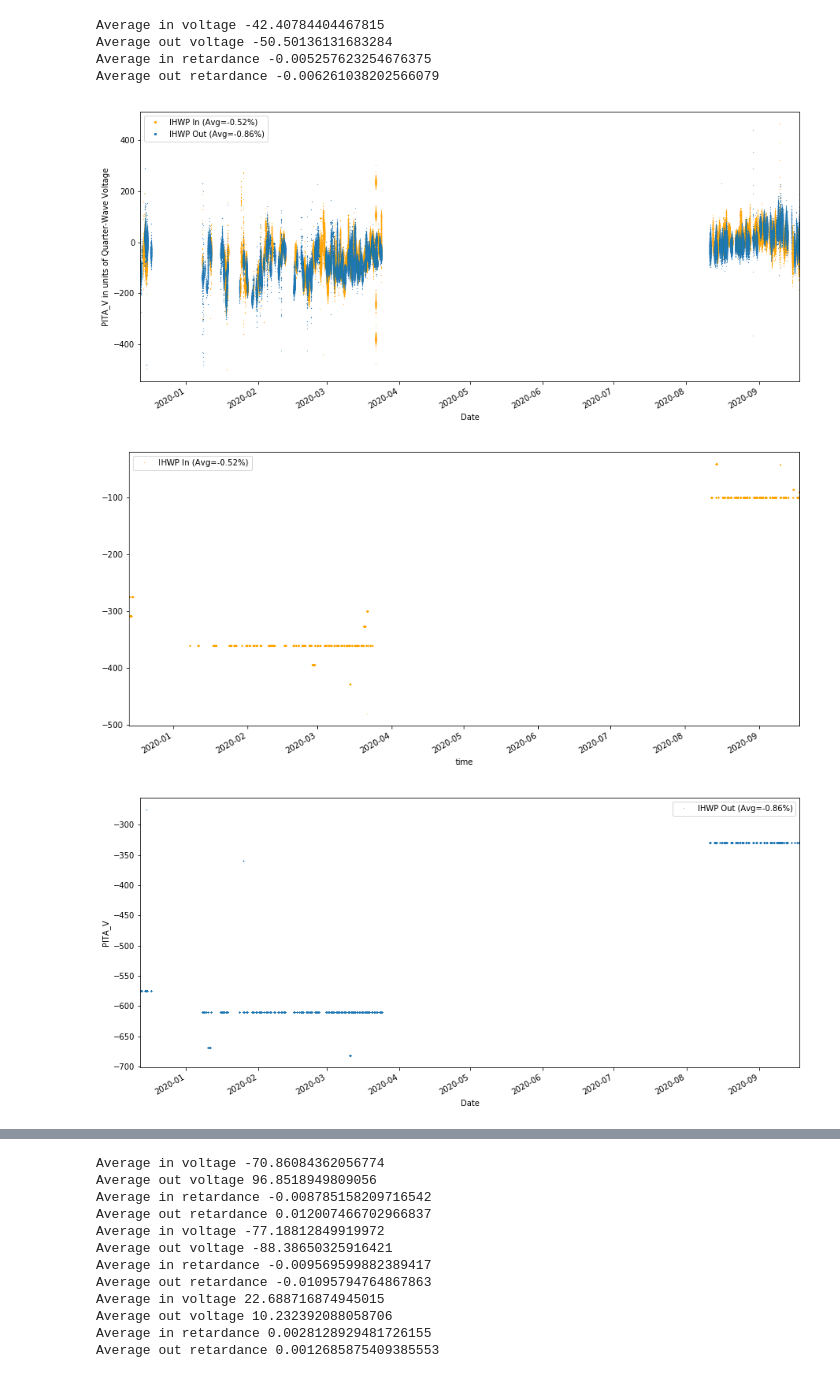
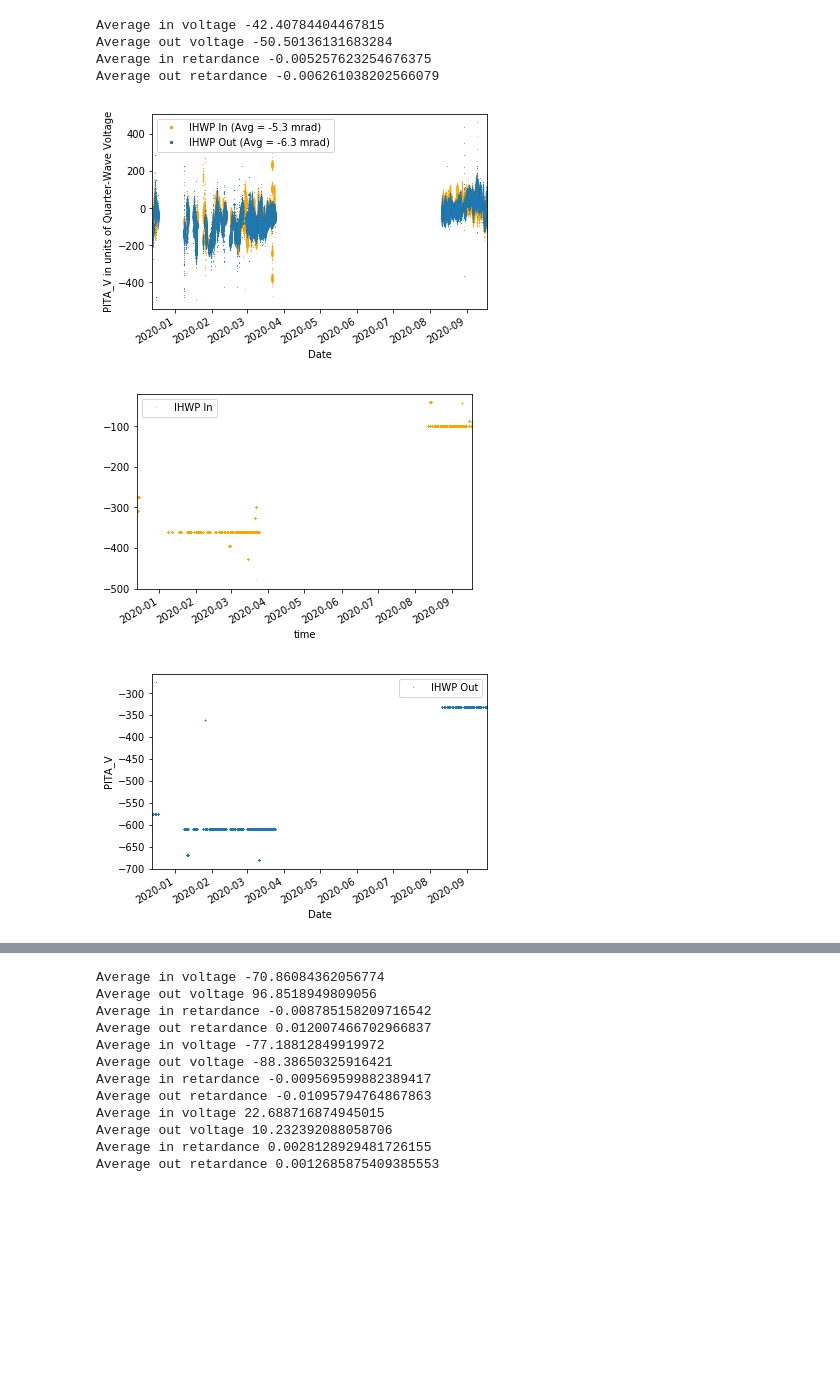
Before and after one commit to jonesdc76/MollerPolarimetry, a Jupyter notebook: macros/CREX_PITA_retardance.ipynb, the cells around one changed output, grey strips where cells are left out. Drawn from its saved outputs; the diff is of its cells as text; code cells hidden in the pictures; blank space fills up the shorter version.

```diff
--- a/macros/CREX_PITA_retardance.ipynb
+++ b/macros/CREX_PITA_retardance.ipynb
@@ -54,28 +54,28 @@ Average out retardance -0.006261038202566079
 # %%
 fig, ax = plt.subplots()
 #ax2 = ax.twinx()
 
-df_in.plot(x='time',y='pita',style=',', color='orange', ax=ax, label='IHWP In (Avg=-0.52%)',marker='s', markersize=12./fig.dpi)
-df_out.plot(style=',',x='time',y='pita', ax=ax, label='IHWP Out (Avg=-0.86%)',marker='s',markersize=12./fig.dpi)
+df_in.plot(x='time',y='pita',style=',', color='orange', ax=ax, label='IHWP In (Avg = -5.3 mrad)',marker='s', markersize=12./fig.dpi)
+df_out.plot(style=',',x='time',y='pita', ax=ax, label='IHWP Out (Avg = -6.3 mrad)',marker='s',markersize=12./fig.dpi)
 plt.ylabel('PITA_V in units of Quarter-Wave Voltage')
 plt.xlabel('Date')
 plt.legend(markerscale=12)
 #plt.figure(figsize=(10,7))
 fig1=plt.gcf()
 fig1.savefig('../pitavst.png',bbox_inches='tight')
 plt.show()
 
 
 #print(nIn+nOut)
 # %% [output]
-[figure, old version]
+[figure, new version]
 # %%
-df_in.plot(x='time',y='RTPPITA1CNTSET',style=',', color='orange', label='IHWP In (Avg=-0.52%)',marker='s', markersize=12./fig.dpi)
-df_out.plot(style=',',x='time',y='RTPPITA1CNTSET', label='IHWP Out (Avg=-0.86%)',marker='s',markersize=12./fig.dpi)
+df_in.plot(x='time',y='RTPPITA1CNTSET',style=',', color='orange', label='IHWP In',marker='s', markersize=12./fig.dpi)
+df_out.plot(style=',',x='time',y='RTPPITA1CNTSET', label='IHWP Out',marker='s',markersize=12./fig.dpi)
 plt.ylabel('PITA_V')
 plt.xlabel('Date')
 plt.show()
 # %% [output]
-[figure, old version]
+[figure, new version]
-[figure, old version]
+[figure, new version]
 # %%
```
Also changed, not shown: parts of 2 cells of this notebook, 5 other files.
